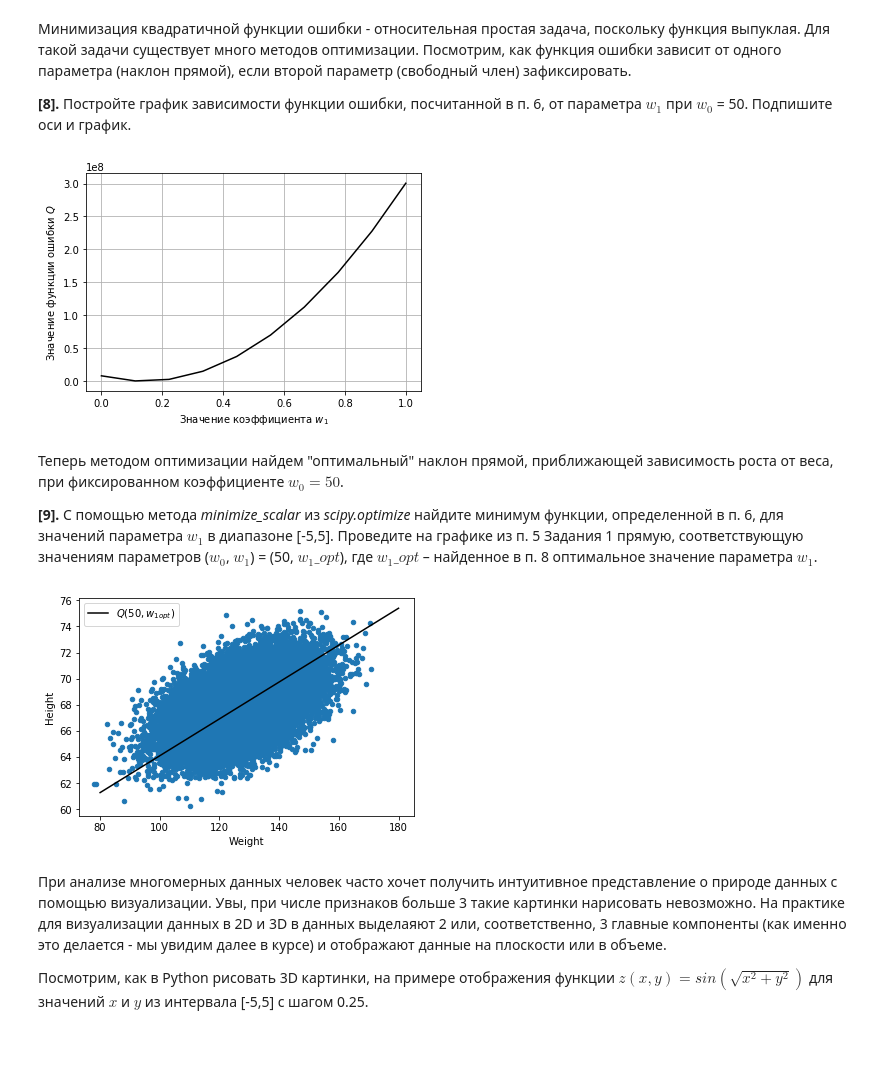
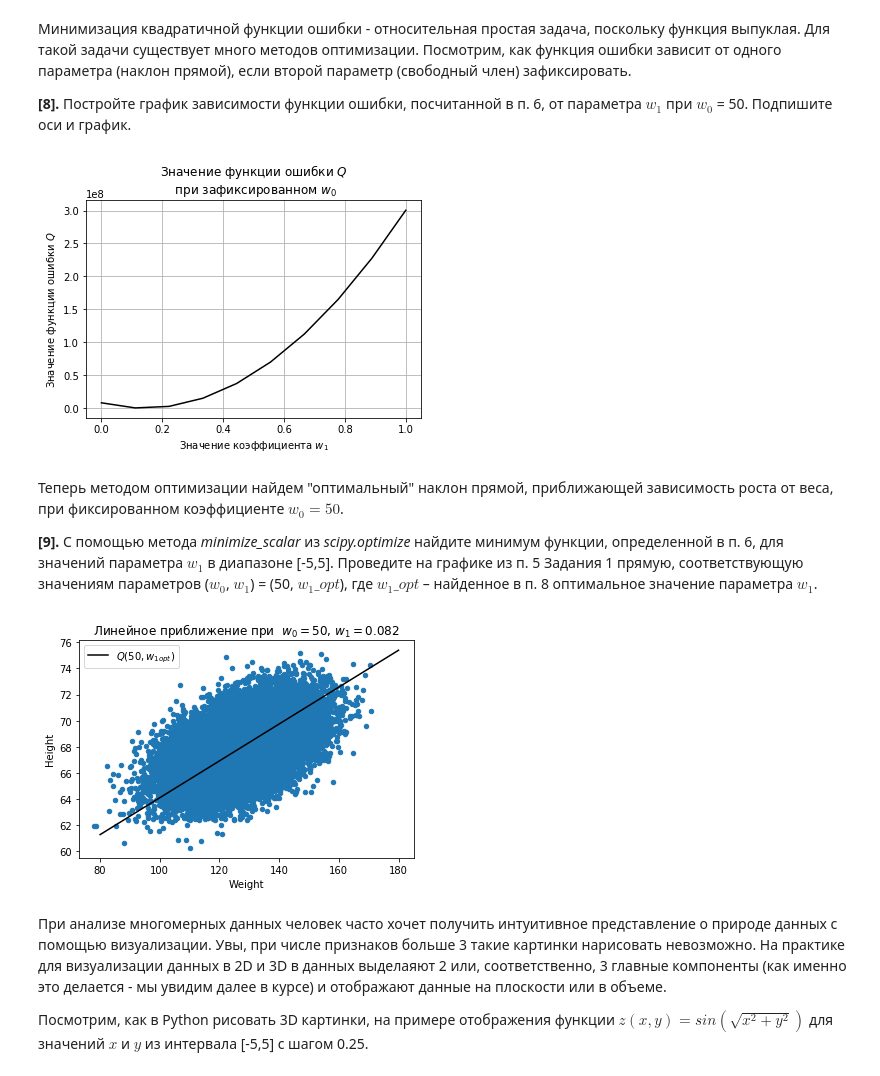
Before and after one commit to armavox/mldaspec, a Jupyter notebook: course2/notebooks/week1_peer_review_linreg_height_weight.ipynb, the cells around one changed output. Cells and saved outputs as stored; diff of their text form; code cells hidden in the pictures; blank space fills up the shorter version.

```diff
--- a/course2/notebooks/week1_peer_review_linreg_height_weight.ipynb
+++ b/course2/notebooks/week1_peer_review_linreg_height_weight.ipynb
@@ -163,12 +166,13 @@ plt.plot(x, line(x, w_test2[0], w_test2[1]), c='c');
 # %%
 _ = np.linspace(0, 1, 10)
 
 plt.plot(_, [Q([50, i]) for i in _], c='k')
 plt.grid()
 plt.xlabel('Значение коэффициента $w_1$')
-plt.ylabel('Значение функции ошибки $Q$');
+plt.ylabel('Значение функции ошибки $Q$')
+plt.title('Значение функции ошибки $Q$ \n при зафиксированном $w_0$');
 # %% [output]
-[figure, old version]
+[figure, new version]
 # %% [markdown]
 Теперь методом оптимизации найдем "оптимальный" наклон прямой, приближающей зависимость роста от веса, при фиксированном коэффициенте $w_0 = 50$.
 
@@ -186,9 +190,10 @@ w_test3 = (50, w1_opt)
 data.plot(x='Weight', y='Height', kind='scatter')
 
 plt.plot(x, line(x, w_test3[0], w_test3[1]), c='k', label='$Q(50, w_{1opt})$')
-plt.legend(loc='best');
+plt.legend(loc='best')
+plt.title('Линейное приближение при  $w_0=50$, $w_1=0.082$');
 # %% [output]
-[figure, old version]
+[figure, new version]
 # %% [markdown]
 При анализе многомерных данных человек часто хочет получить интуитивное представление о природе данных с помощью визуализации. Увы, при числе признаков больше 3 такие картинки нарисовать невозможно. На практике для визуализации данных в 2D и 3D в данных выделаяют 2 или, соответственно, 3 главные компоненты (как именно это делается - мы увидим далее в курсе) и отображают данные на плоскости или в объеме.
 
```
Also changed, not shown: parts of 5 cells of this notebook.
